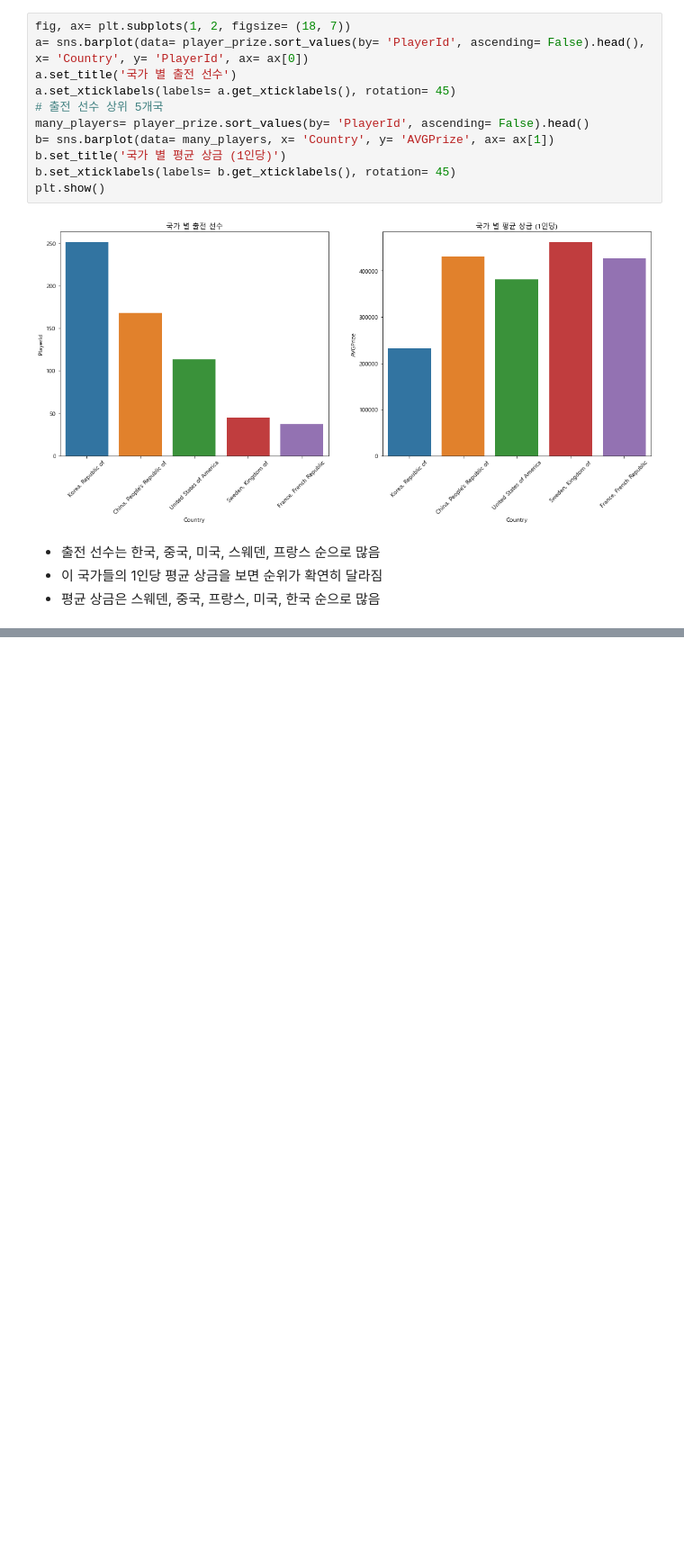
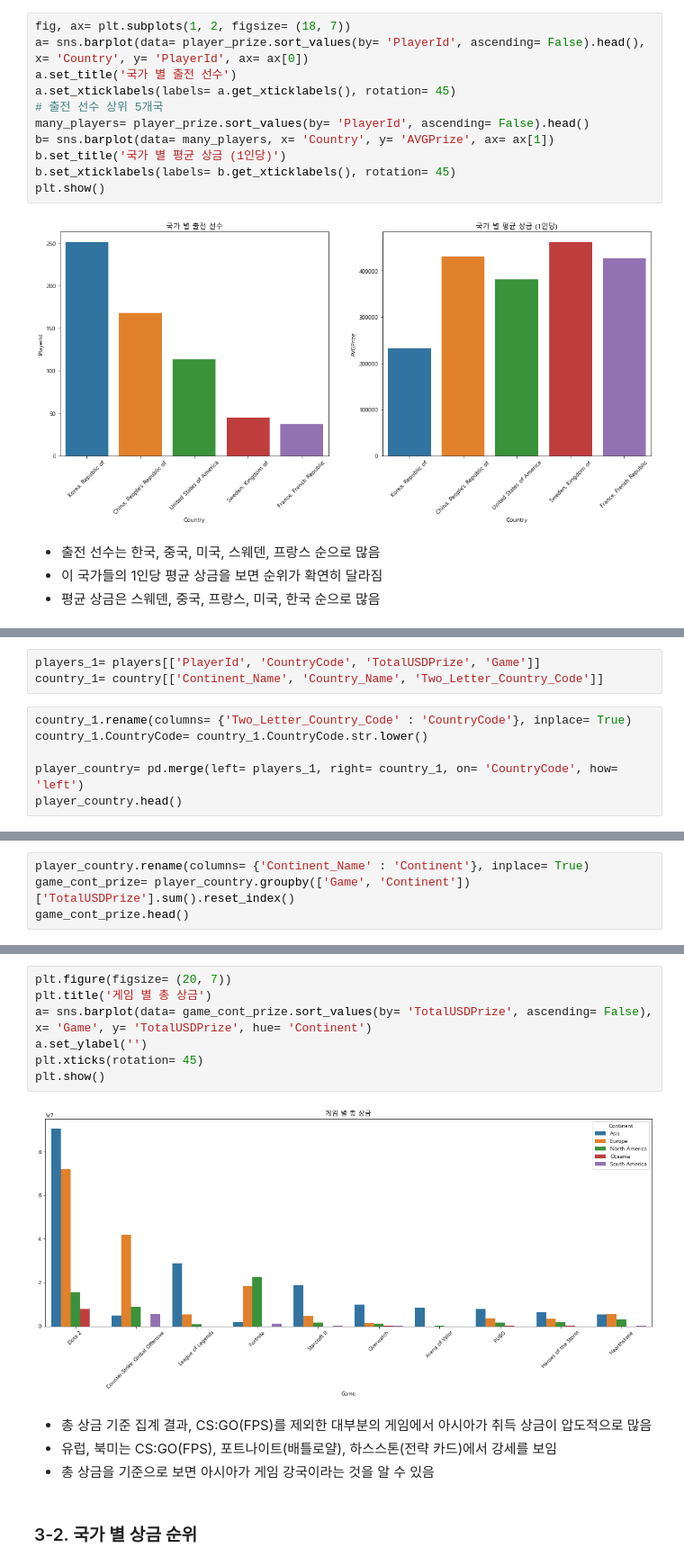
Before and after one commit to chester911/MainProjects, a Jupyter notebook: games/e-sports/earnings/e_sports_earning.ipynb, the cells around one changed output, grey strips where cells are left out. Shown: that part at 90% size. Drawn from its saved outputs; the diff is of its cells as text; blank space fills up the shorter version.

```diff
--- a/games/e-sports/earnings/e_sports_earning.ipynb
+++ b/games/e-sports/earnings/e_sports_earning.ipynb
@@ -445,0 +504,9 @@ country.head()
+# %%
+players_1= players[['PlayerId', 'CountryCode', 'TotalUSDPrize', 'Game']]
+country_1= country[['Continent_Name', 'Country_Name', 'Two_Letter_Country_Code']]
+# %%
+country_1.rename(columns= {'Two_Letter_Country_Code' : 'CountryCode'}, inplace= True)
+country_1.CountryCode= country_1.CountryCode.str.lower()
+
+player_country= pd.merge(left= players_1, right= country_1, on= 'CountryCode', how= 'left')
+player_country.head()
@@ -445,0 +520,4 @@ country.head()
+# %%
+player_country.rename(columns= {'Continent_Name' : 'Continent'}, inplace= True)
+game_cont_prize= player_country.groupby(['Game', 'Continent'])['TotalUSDPrize'].sum().reset_index()
+game_cont_prize.head()
@@ -445,0 +531,15 @@ country.head()
+# %%
+plt.figure(figsize= (20, 7))
+plt.title('게임 별 총 상금')
+a= sns.barplot(data= game_cont_prize.sort_values(by= 'TotalUSDPrize', ascending= False), x= 'Game', y= 'TotalUSDPrize', hue= 'Continent')
+a.set_ylabel('')
+plt.xticks(rotation= 45)
+plt.show()
+# %% [output]
+[figure, added]
+# %% [markdown]
+* 총 상금 기준 집계 결과, CS:GO(FPS)를 제외한 대부분의 게임에서 아시아가 취득 상금이 압도적으로 많음
+* 유럽, 북미는 CS:GO(FPS), 포트나이트(배틀로얄), 하스스톤(전략 카드)에서 강세를 보임
+* 총 상금을 기준으로 보면 아시아가 게임 강국이라는 것을 알 수 있음
+# %% [markdown]
+### 3-2. 국가 별 상금 순위
```
Also changed, not shown: parts of 21 cells of this notebook.
